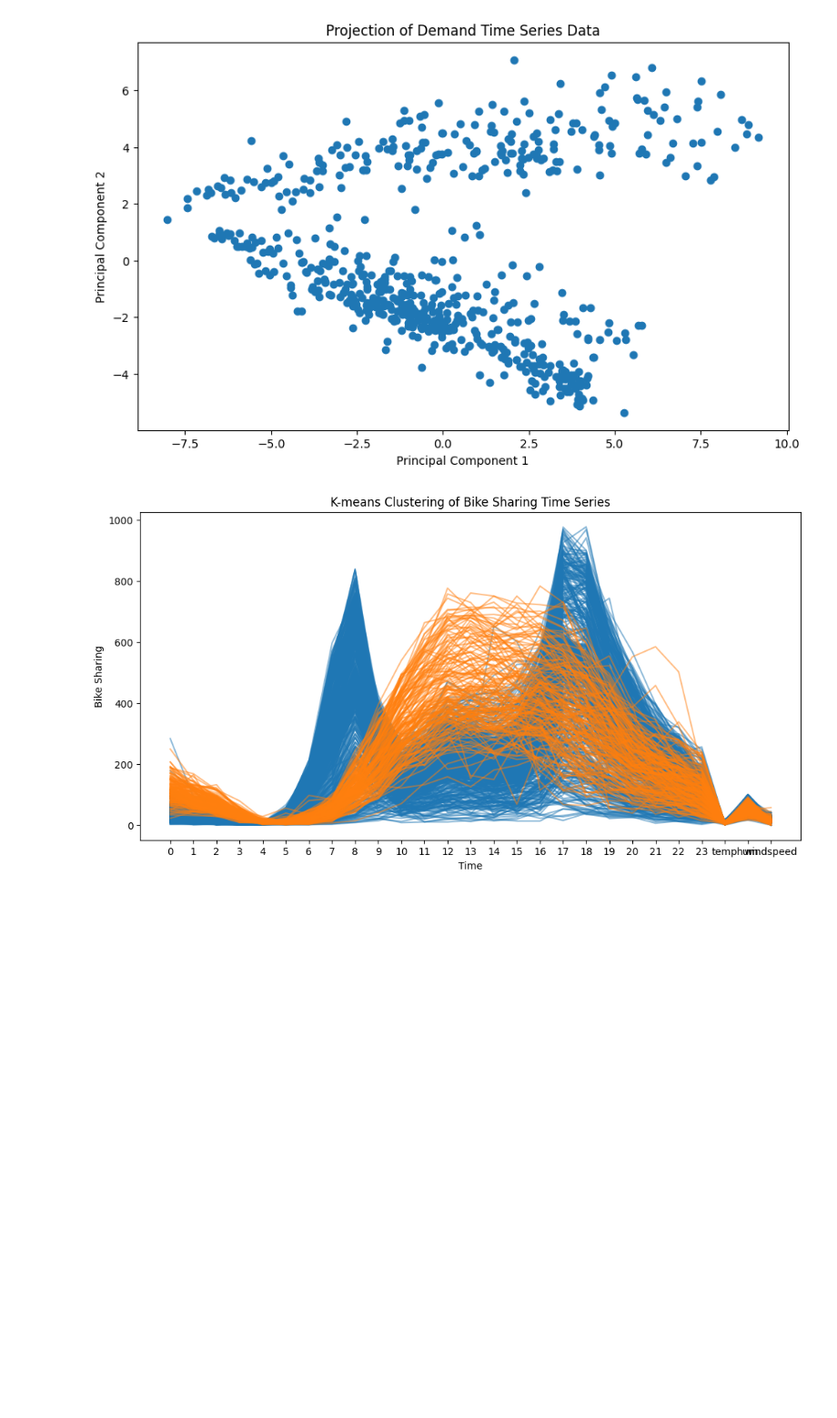
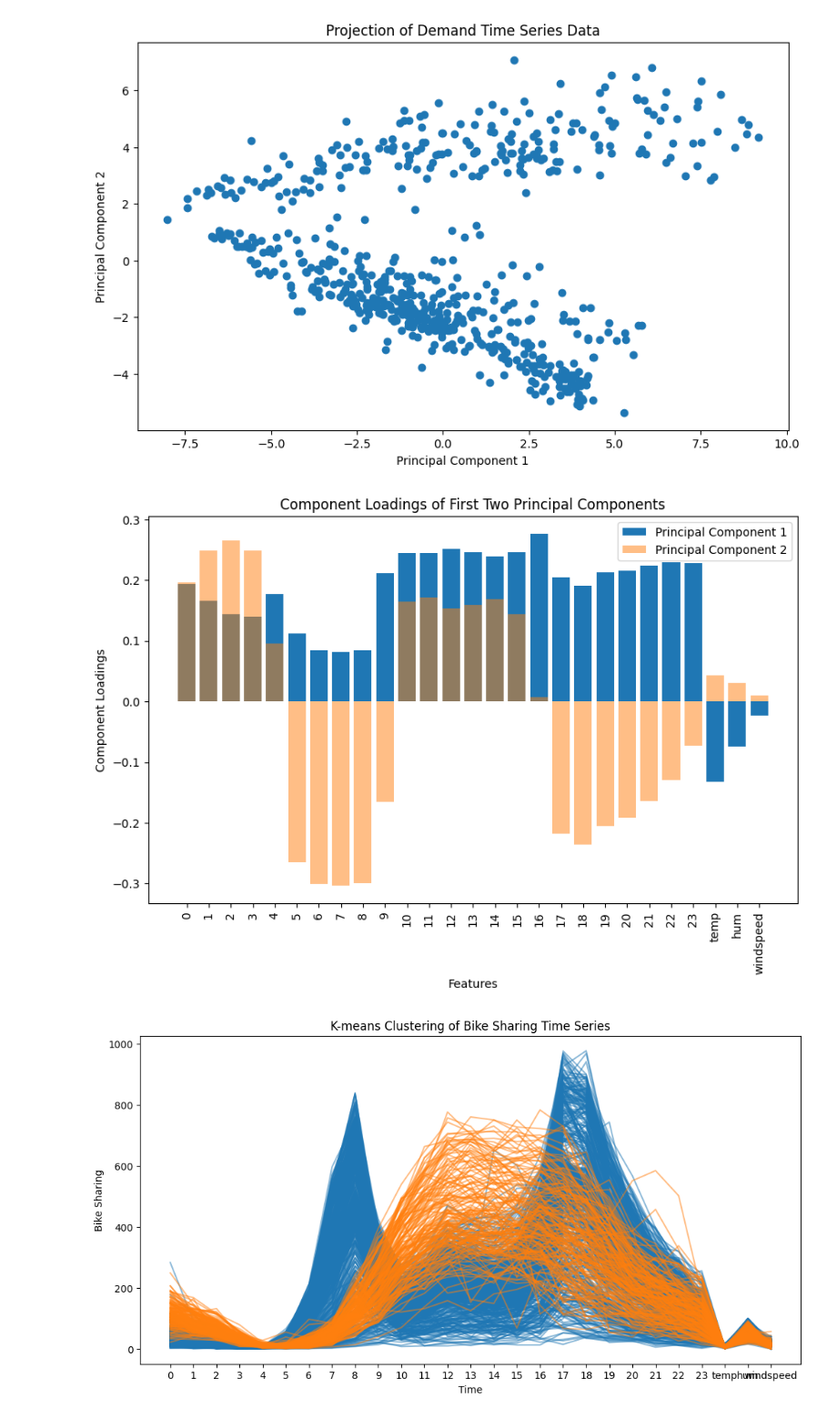
Before and after one commit to ShyEagle21/Practice, a Jupyter notebook: Homework3_problem1/HW3_Problem_2.ipynb, the cells around one changed output. Shown at 91% size. Saved outputs shown, nothing was run; the diff lists cells and outputs as text; code cells hidden in the pictures; blank space fills up the shorter version.

```diff
--- a/Homework3_problem1/HW3_Problem_2.ipynb
+++ b/Homework3_problem1/HW3_Problem_2.ipynb
@@ -41,6 +41,22 @@ plt.title('Projection of Demand Time Series Data')
 plt.show()
 # %% [output]
 [figure]
+# %%
+# Assuming pca is your fitted PCA object
+components_df = pd.DataFrame(data=pca.components_[:2], columns=df.columns)
+
+# Plot the loadings of the first two principal components as bar graphs
+plt.figure(figsize=(10, 6))
+plt.bar(range(len(components_df.columns)), components_df.iloc[0], label='Principal Component 1')
+plt.bar(range(len(components_df.columns)), components_df.iloc[1], label='Principal Component 2', alpha=0.5)
+plt.xticks(range(len(components_df.columns)), components_df.columns, rotation=90)
+plt.xlabel('Features')
+plt.ylabel('Component Loadings')
+plt.title('Component Loadings of First Two Principal Components')
+plt.legend()
+plt.show()
+# %% [output]
+[figure, added]
 # %%
 from sklearn.cluster import KMeans
 kmeans = KMeans(n_clusters=2, random_state=8)
```
Also changed, not shown: parts of 2 cells of this notebook.
